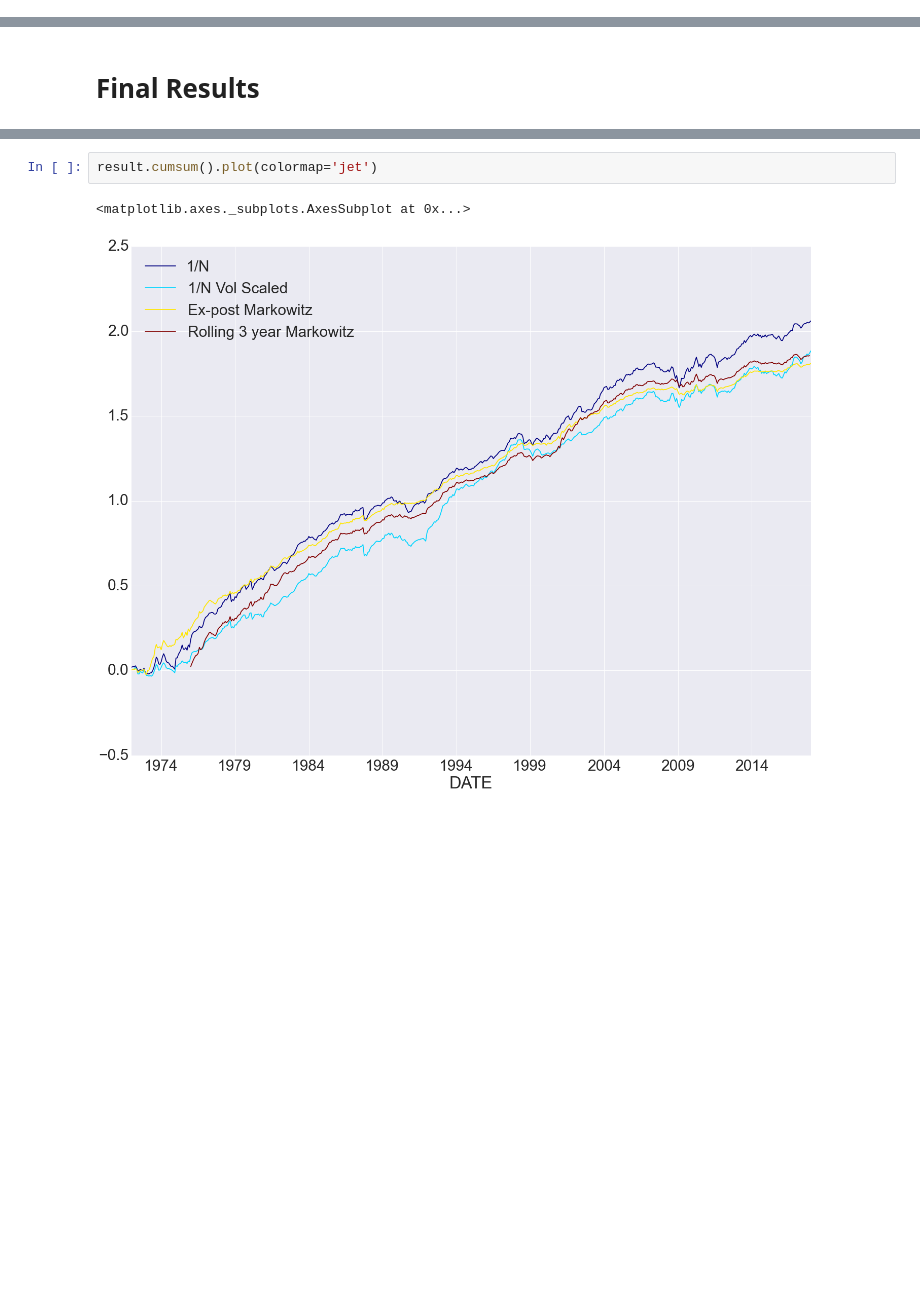
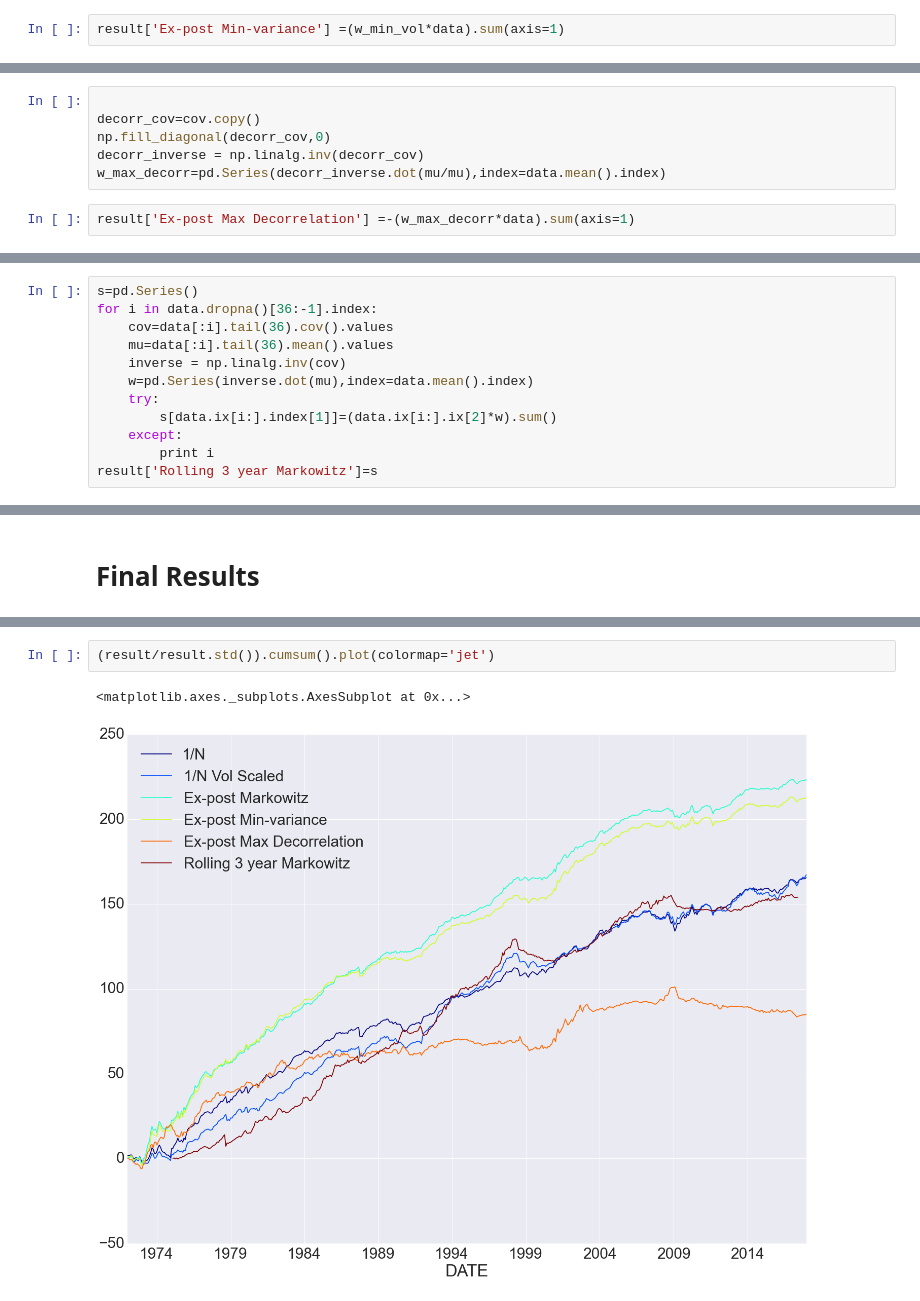
Before and after one commit to mrefermat/quant_finance, a Jupyter notebook: factor_portfolio_construction_meetup_aug18.ipynb, the cells around one changed output, grey strips where cells are left out. Cells and saved outputs as stored; diff of their text form; blank space fills up the shorter version.

Commit message:
Double checked Markowitz and rolling 3 year Markowitz

```diff
--- a/factor_portfolio_construction_meetup_aug18.ipynb
+++ b/factor_portfolio_construction_meetup_aug18.ipynb
@@ -70,0 +77,2 @@ result['Ex-post Markowitz'] =(w*data).sum(axis=1)
+# %%
+result['Ex-post Min-variance'] =(w_min_vol*data).sum(axis=1)
@@ -71,3 +81,11 @@ result['Ex-post Markowitz'] =(w*data).sum(axis=1)
+# %%
+
+decorr_cov=cov.copy()
+np.fill_diagonal(decorr_cov,0)
+decorr_inverse = np.linalg.inv(decorr_cov)
+w_max_decorr=pd.Series(decorr_inverse.dot(mu/mu),index=data.mean().index)
+# %%
+result['Ex-post Max Decorrelation'] =-(w_max_decorr*data).sum(axis=1)
 # %% [markdown]
 # Ex-ante Markowitz
 
@@ -82,0 +100,12 @@ result['Rolling 3 year Markowitz']=s
+# %%
+s=pd.Series()
+for i in data.dropna()[36:-1].index:
+    cov=data[:i].tail(36).cov().values
+    mu=data[:i].tail(36).mean().values
+    inverse = np.linalg.inv(cov)
+    w=pd.Series(inverse.dot(mu),index=data.mean().index)
+    try:
+        s[data.ix[i:].index[1]]=(data.ix[i:].ix[2]*w).sum()
+    except:
+        print i
+result['Rolling 3 year Markowitz']=s
@@ -101,5 +126,5 @@ dtype: float64
 # %%
-result.cumsum().plot(colormap='jet')
+(result/result.std()).cumsum().plot(colormap='jet')
 # %% [output]
 <matplotlib.axes._subplots.AxesSubplot at 0x...>
-[figure, old version]
+[figure, new version]
```
Also changed, not shown: parts of 19 cells of this notebook.
